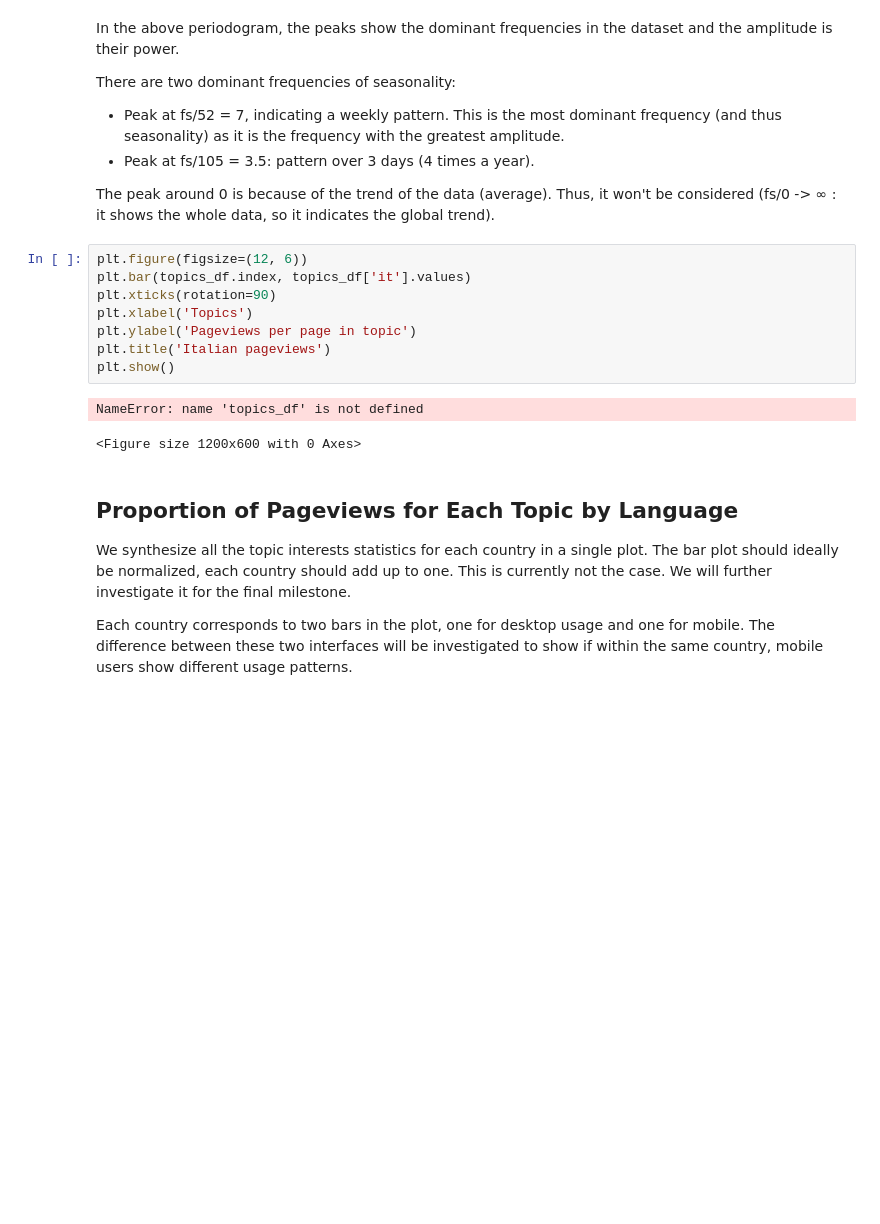
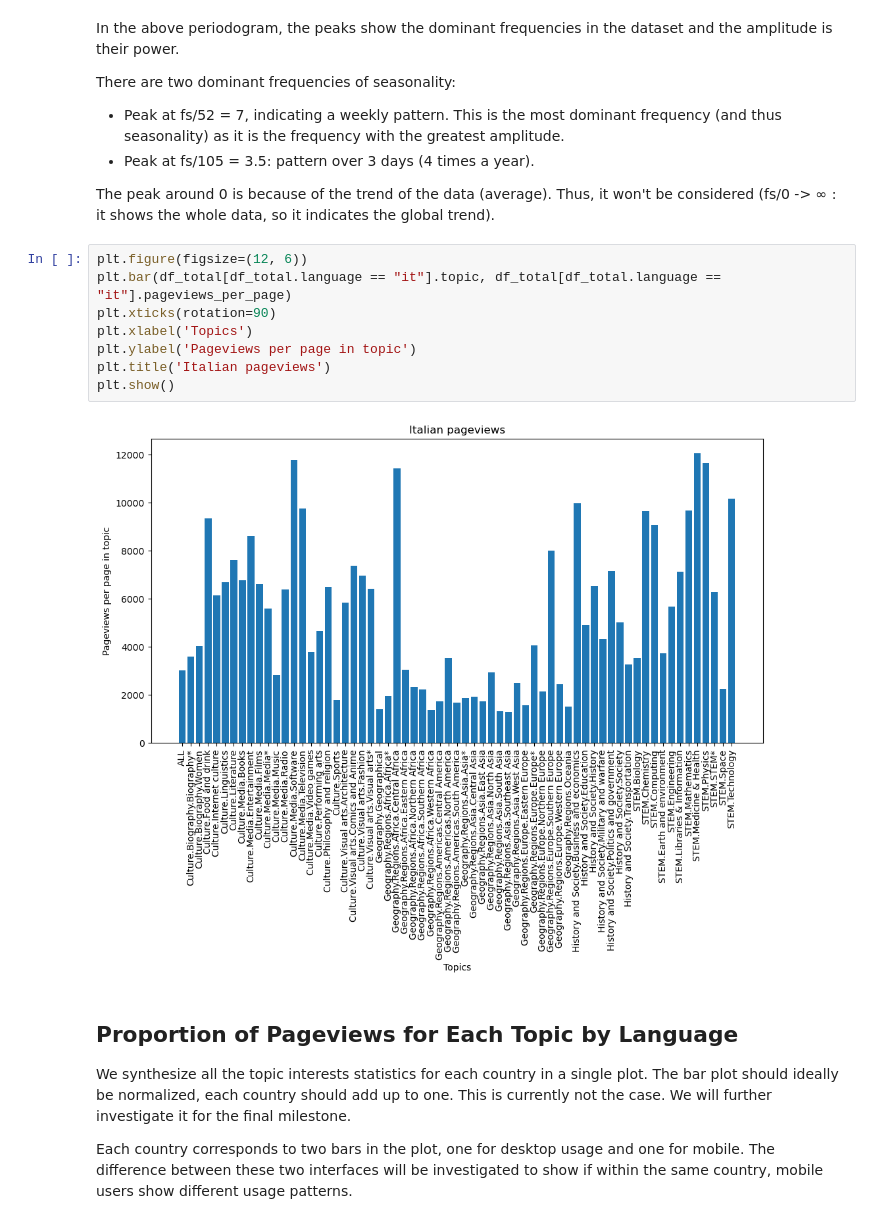
Before and after one commit to epfl-ada/ada-2023-project-rablashijupa, a Jupyter notebook: Wikipedia_Culture2.ipynb, the cells around one changed output. Drawn from its saved outputs; the diff is of its cells as text; blank space fills up the shorter version.

```diff
--- a/Wikipedia_Culture2.ipynb
+++ b/Wikipedia_Culture2.ipynb
@@ -239,15 +244,14 @@ There are two dominant frequencies of seasonality:
 The peak around 0 is because of the trend of the data (average). Thus, it won't be considered (fs/0 -> ∞ : it shows the whole data, so it indicates the global trend).
 # %%
 plt.figure(figsize=(12, 6))
-plt.bar(topics_df.index, topics_df['it'].values)
+plt.bar(df_total[df_total.language == "it"].topic, df_total[df_total.language == "it"].pageviews_per_page)
 plt.xticks(rotation=90)
 plt.xlabel('Topics')
 plt.ylabel('Pageviews per page in topic')
 plt.title('Italian pageviews')
 plt.show()
 # %% [output]
-NameError: name 'topics_df' is not defined
-<Figure size 1200x600 with 0 Axes>
+[figure, added]
 # %% [markdown]
 ## Proportion of Pageviews for Each Topic by Language
 
```
Also changed, not shown: parts of 5 cells of this notebook.
